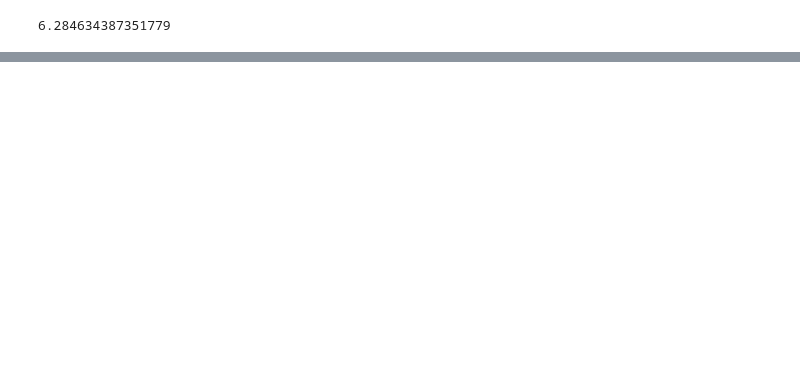
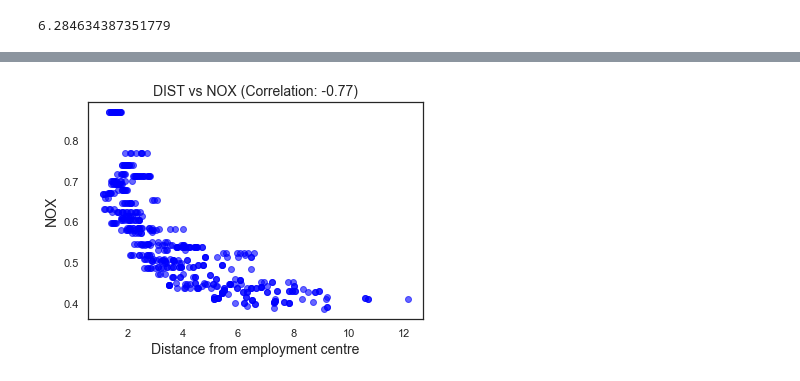
Before and after one commit to gxgarciat/Playground-DataAnalysis, a Jupyter notebook: 8_HousePriceData_MultivariableRegression.ipynb, the cells around one changed output, grey strips where cells are left out. Cells and saved outputs as stored; diff of their text form; code cells hidden in the pictures; blank space fills up the shorter version.

```diff
--- a/8_HousePriceData_MultivariableRegression.ipynb
+++ b/8_HousePriceData_MultivariableRegression.ipynb
@@ -401,0 +394,14 @@ plt.show()
+# %%
+# Analyzing data - pollution and distance
+
+nox_dis_corr = data['NOX'].corr(data['DIS'])
+nox_dis_corr = round(nox_dis_corr,2)
+
+plt.scatter(x=data['DIS'],y=data['NOX'],alpha=0.6,color='blue')
+
+plt.title(f'DIST vs NOX (Correlation: {nox_dis_corr})',fontsize=14)
+plt.xlabel('Distance from employment centre',fontsize=14)
+plt.ylabel('NOX',fontsize=14)
+plt.show()
+# %% [output]
+[figure, added]
```
Also changed, not shown: parts of 54 cells of this notebook.
